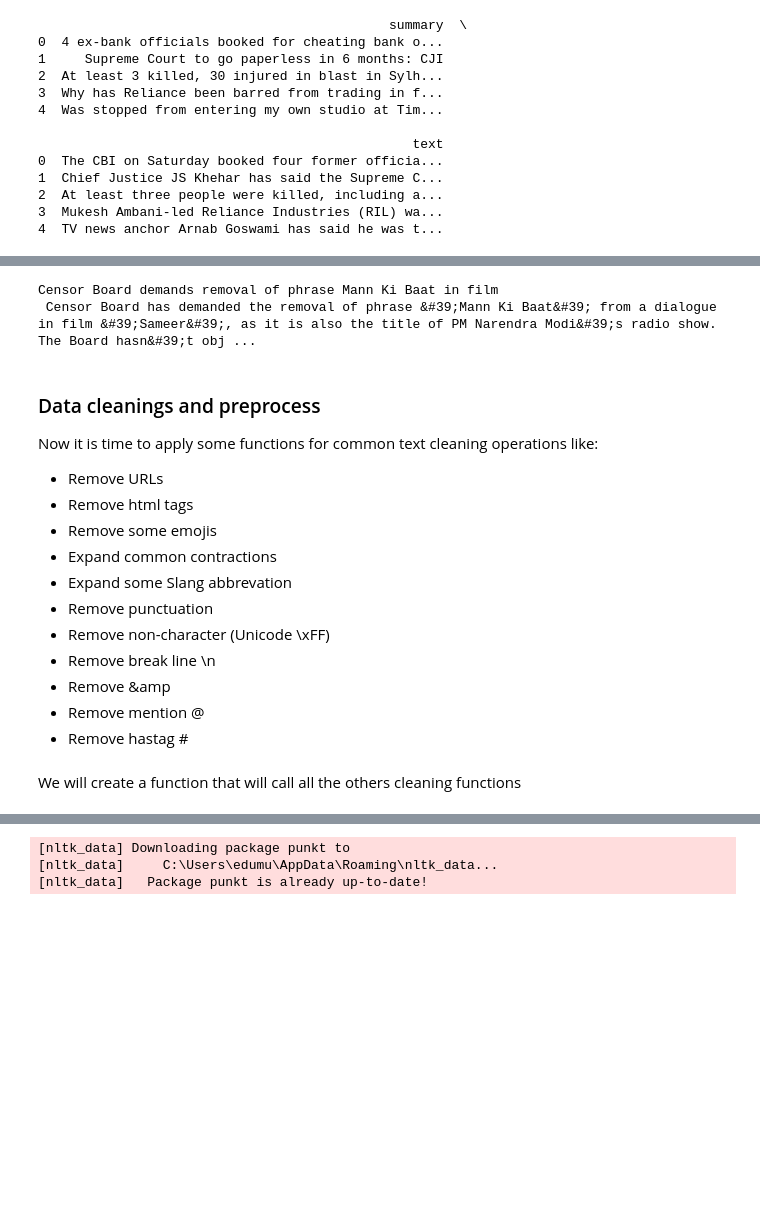
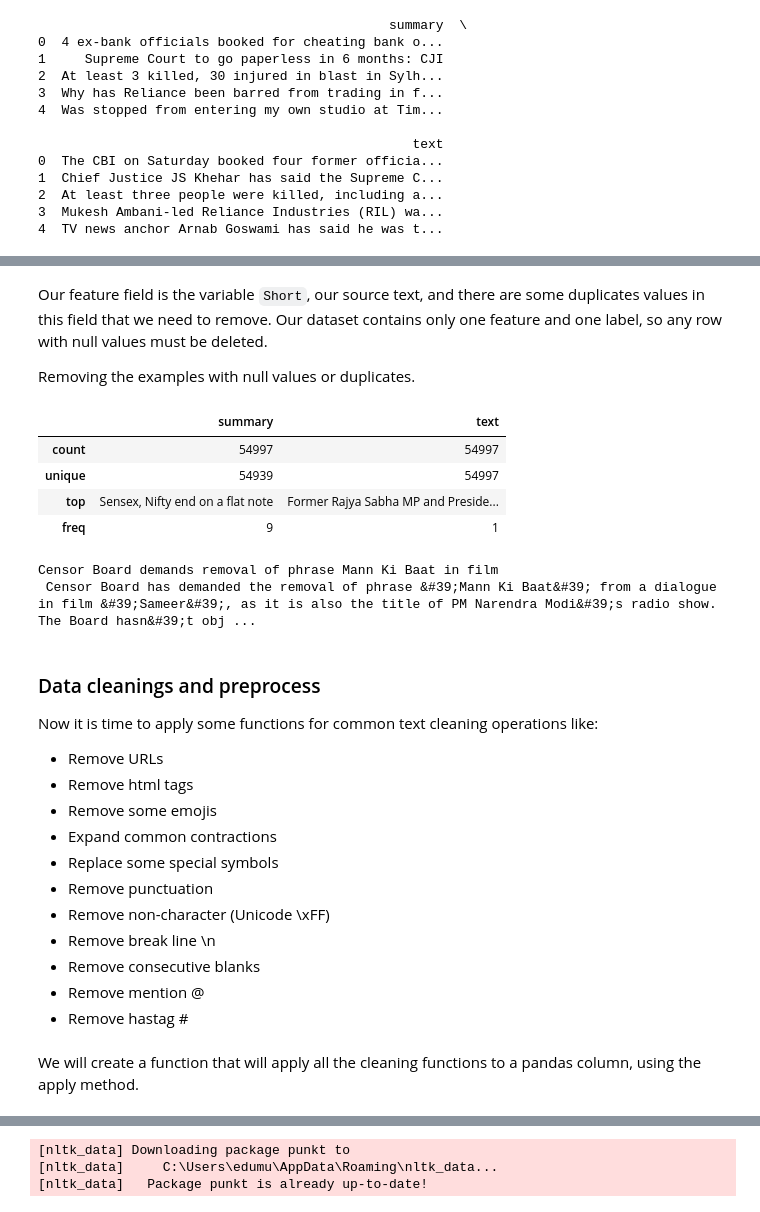
Before and after one commit to edumunozsala/Text-Summarization-Guide, a Jupyter notebook: TextSumm_Data_Preprocessing.ipynb, the cells around one changed output, grey strips where cells are left out. Saved outputs shown, nothing was run; the diff lists cells and outputs as text; code cells hidden in the pictures; blank space fills up the shorter version.

```diff
--- a/data_preprocess.ipynb
+++ b/TextSumm_Data_Preprocessing.ipynb
@@ -137,3 +112,21 @@ print(dataset.head(5))
+# %% [markdown]
+Our feature field is the variable `Short`, our source text, and there are some duplicates values in this field that we need to remove. Our dataset contains only one feature and one label, so any row with null values must be deleted.
+
+Removing the examples with null values or duplicates.
+# %%
+#Remove duplicates on the ctext
+dataset.drop_duplicates(subset=["text"],inplace=True)
+#Remove rows containing null values
+dataset.dropna(inplace=True)
+#Recreate the dataframe index
+dataset.reset_index(drop=True,inplace=True)
+dataset.describe()
+# %% [output]
+|  | summary | text |
+| count | 54997 | 54997 |
+| unique | 54939 | 54997 |
+| top | Sensex, Nifty end on a flat note | Former Rajya Sabha MP and Preside... |
+| freq | 9 | 1 |
 # %%
 print(dataset['summary'][50],'\n',dataset['text'][50],'\n')
 # %% [output]
@@ -143,15 +136,16 @@ Censor Board demands removal of phrase Mann Ki Baat in film
 ### Data cleanings and preprocess
 
 Now it is time to apply some functions for common text cleaning operations like:
+
 - Remove URLs
 - Remove html tags
 - Remove some emojis
 - Expand common contractions
-- Expand some Slang abbrevation
+- Replace some special symbols
 - Remove punctuation
 - Remove non-character (Unicode \xFF)
 - Remove break line \n
-- Remove &amp
+- Remove consecutive blanks
 - Remove mention @
 - Remove hastag #
 # %%
@@ -262,7 +257,7 @@ def replace_mapping(text, mapping):
 
     return text
 # %% [markdown]
-We will create a function that will call all the others cleaning functions
+We will create a function that will apply all the cleaning functions to a pandas column, using the apply method.
 # %%
 def clean_text(text):
     ''' Clean the input text using common techniques'''
```
Also changed, not shown: parts of 22 cells of this notebook, 17 other files.
